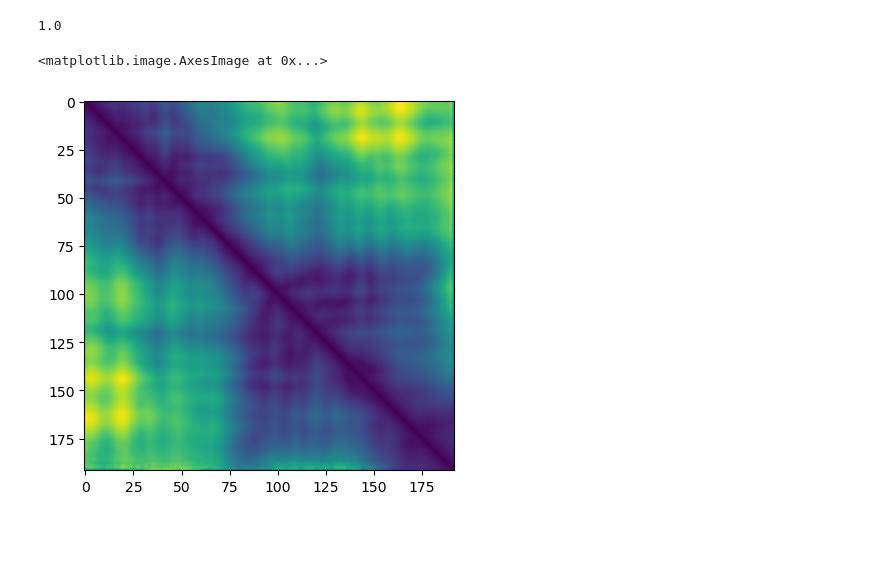
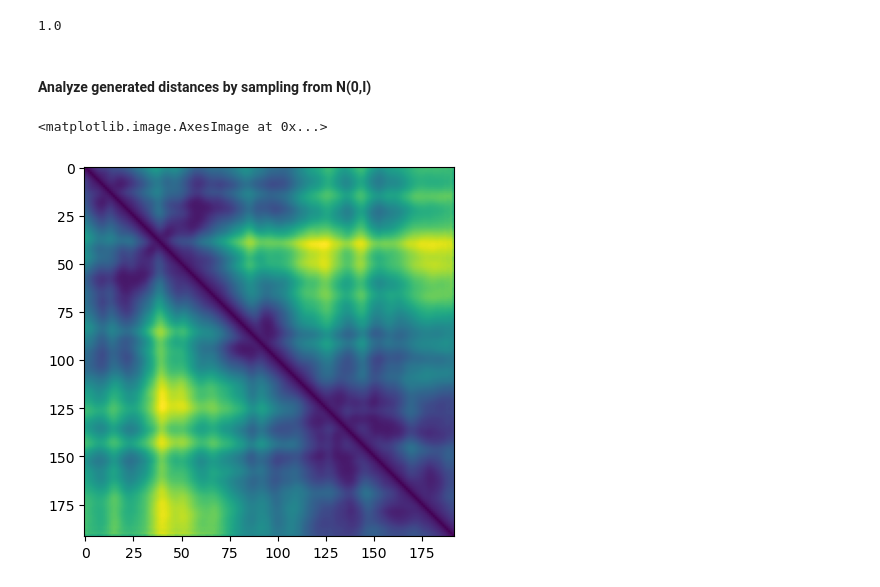
Before and after one commit to idptools/starling, a Jupyter notebook: starling/training/viz_maps.ipynb, the cells around one changed output. Drawn from its saved outputs; the diff is of its cells as text; code cells hidden in the pictures; blank space fills up the shorter version.

Commit message:
viz_maps.ipynb analysis on generated distance maps

```diff
--- a/starling/training/viz_maps.ipynb
+++ b/starling/training/viz_maps.ipynb
@@ -296,15 +301,21 @@ plt.legend()
 weights.sum()
 # %% [output]
 1.0
-# %%
-example = 0
-
-sampled_distance_map = np.load('sampled_distance_map.npy')[example][0]
-starting = np.load('real_distance_map_used_for_sampled_file.npy')[example][0]
-np.fill_diagonal(sampled_distance_map, 0)
-np.fill_diagonal(starting, 0)
-
-plt.imshow(sampled_distance_map)
-# %% [output]
-<matplotlib.image.AxesImage at 0x...>
-[figure, removed]
+# %% [markdown]
+#### Analyze generated distances by sampling from N(0,I)
+# %%
+sampled_distance_maps = np.concatenate([np.load(i) for i in ['distance_map_batch_0.npy', 'distance_map_last_batch.npy']], axis=0)
+sampled_distance_maps = sampled_distance_maps.reshape(1000,1,192,192)
+# %%
+example = 344
+
+sampled_example = sampled_distance_maps[example][0]
+
+upper_triangle = np.triu(sampled_example)
+sampled_example = upper_triangle + upper_triangle.T
+np.fill_diagonal(sampled_example, 0)
+# %%
+plt.imshow(sampled_example)
+# %% [output]
+<matplotlib.image.AxesImage at 0x...>
+[figure, added]
```
Also changed, not shown: parts of 21 cells of this notebook.
